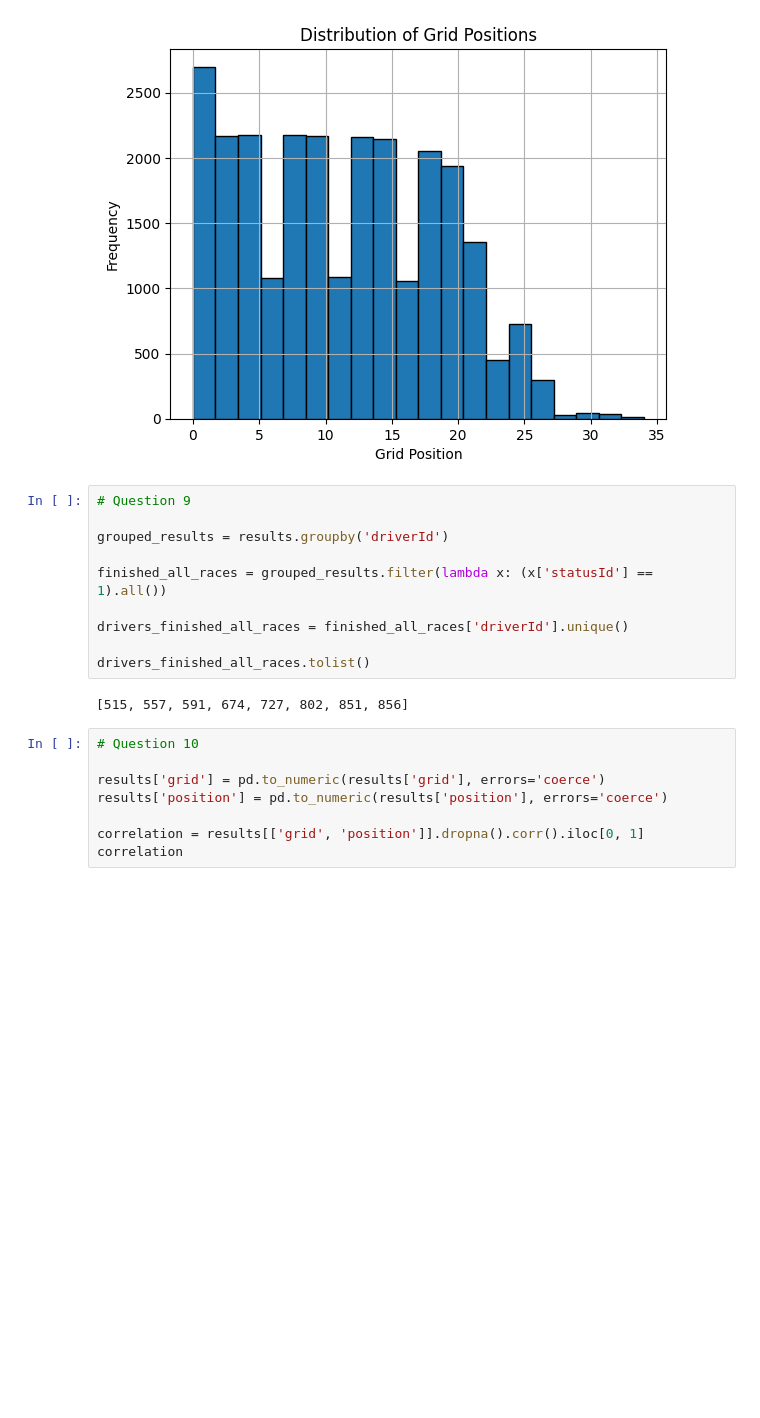
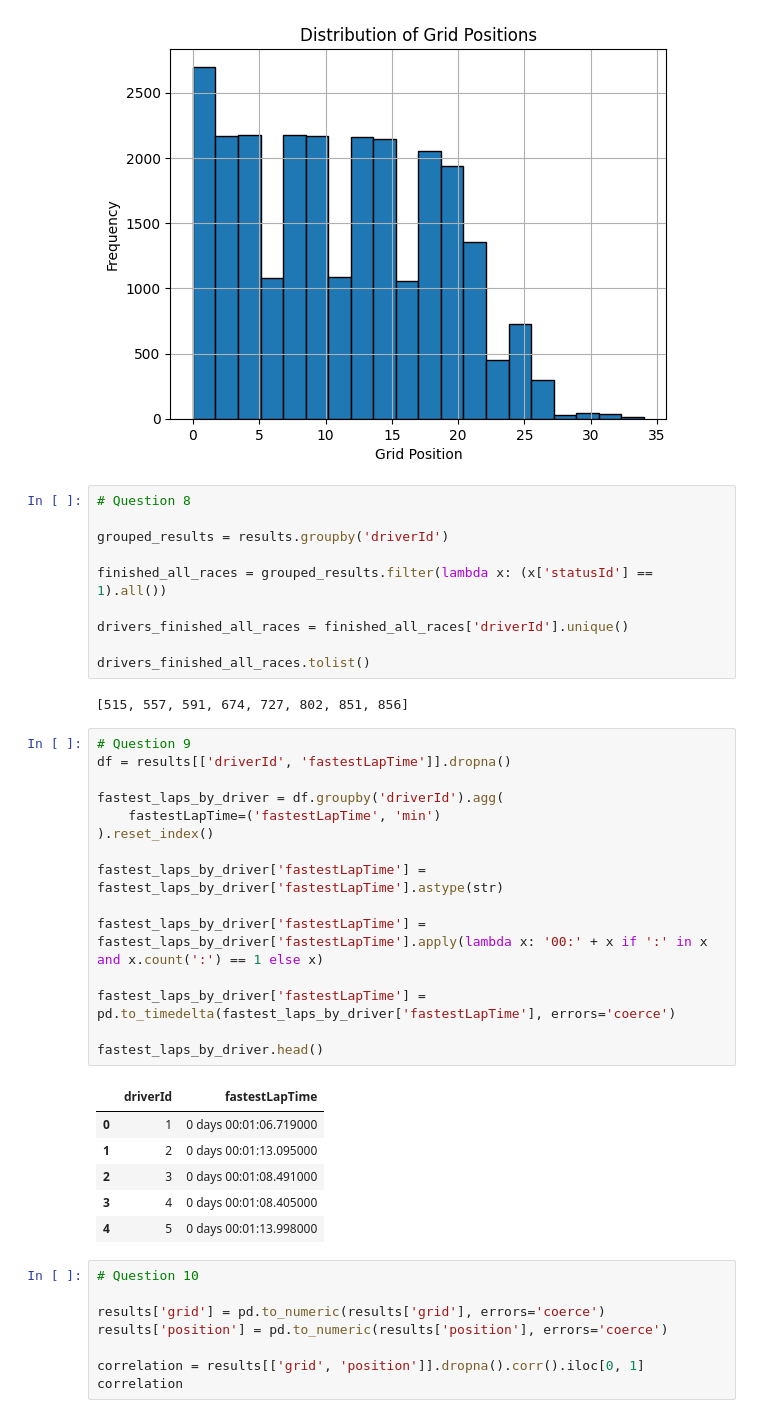
Before and after one commit to gabrielischwartz/qtm350, a Jupyter notebook: assignments/assignment8.ipynb, the cells around one changed output. Saved outputs shown, nothing was run; the diff lists cells and outputs as text; blank space fills up the shorter version.

```diff
--- a/assignments/assignment8.ipynb
+++ b/assignments/assignment8.ipynb
@@ -108,7 +110,7 @@ plt.show()
 # %% [output]
 [figure]
 # %%
-# Question 9
+# Question 8
 
 grouped_results = results.groupby('driverId')
 
@@ -119,6 +121,28 @@ drivers_finished_all_races = finished_all_races['driverId'].unique()
 drivers_finished_all_races.tolist()
 # %% [output]
 [515, 557, 591, 674, 727, 802, 851, 856]
+# %%
+# Question 9
+df = results[['driverId', 'fastestLapTime']].dropna()
+
+fastest_laps_by_driver = df.groupby('driverId').agg(
+    fastestLapTime=('fastestLapTime', 'min')
+).reset_index()
+
+fastest_laps_by_driver['fastestLapTime'] = fastest_laps_by_driver['fastestLapTime'].astype(str)
+
+fastest_laps_by_driver['fastestLapTime'] = fastest_laps_by_driver['fastestLapTime'].apply(lambda x: '00:' + x if ':' in x and x.count(':') == 1 else x)
+
+fastest_laps_by_driver['fastestLapTime'] = pd.to_timedelta(fastest_laps_by_driver['fastestLapTime'], errors='coerce')
+
+fastest_laps_by_driver.head()
+# %% [output]
+|  | driverId | fastestLapTime |
+| 0 | 1 | 0 days 00:01:06.719000 |
+| 1 | 2 | 0 days 00:01:13.095000 |
+| 2 | 3 | 0 days 00:01:08.491000 |
+| 3 | 4 | 0 days 00:01:08.405000 |
+| 4 | 5 | 0 days 00:01:13.998000 |
 # %%
 # Question 10
 
```
Also changed, not shown: parts of 1 cell of this notebook, 1 other file.
